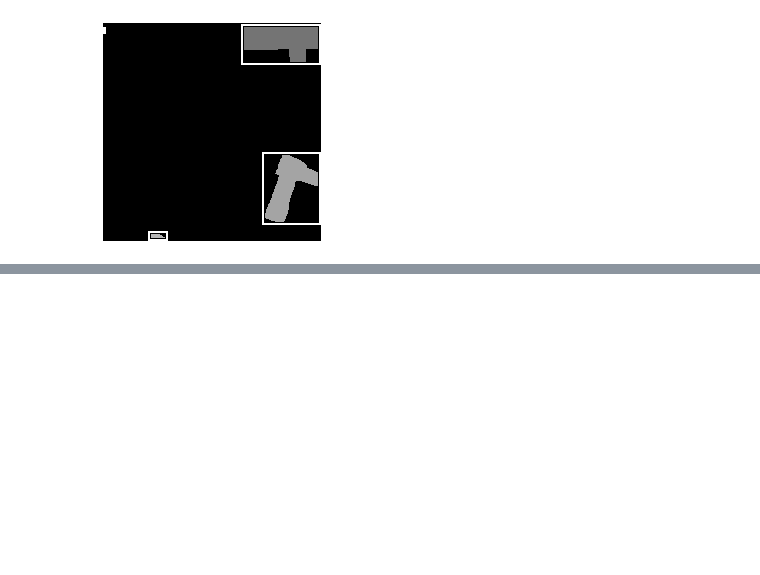
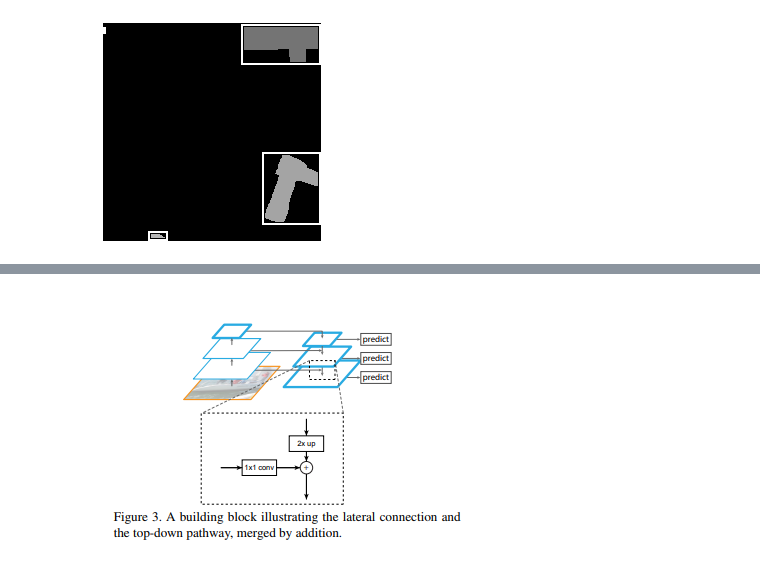
Before and after one commit to wwymak/spacenet-buildings, a Jupyter notebook: object detection approach.ipynb, the cells around one changed output, grey strips where cells are left out. Saved outputs shown, nothing was run; the diff lists cells and outputs as text; code cells hidden in the pictures; blank space fills up the shorter version.

```diff
--- a/object detection approach.ipynb
+++ b/object detection approach.ipynb
@@ -198,0 +192,5 @@ data.show_batch(rows=3)
+# %%
+from IPython.display import Image
+Image("/home/wwymak/Pictures/Screenshot from 2019-07-25 21-49-26.png")
+# %% [output]
+[figure, added]
```
Also changed, not shown: parts of 26 cells of this notebook.
